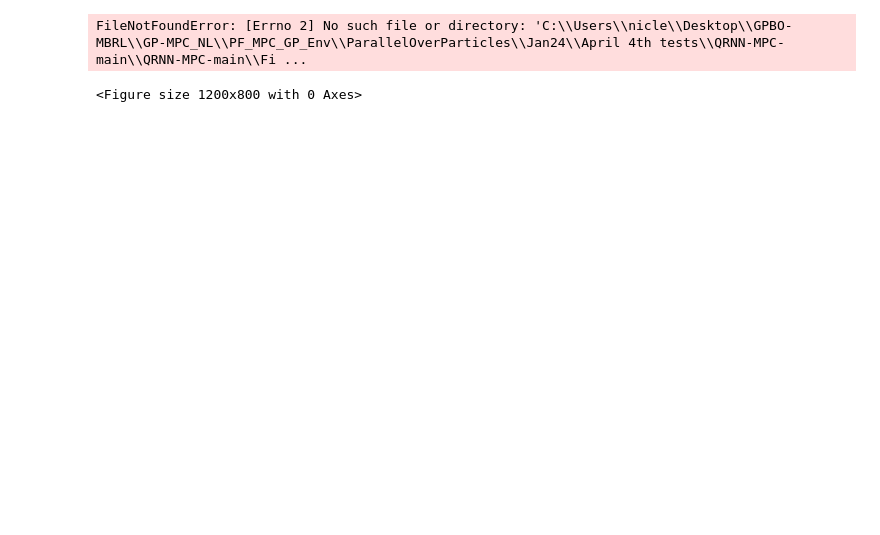
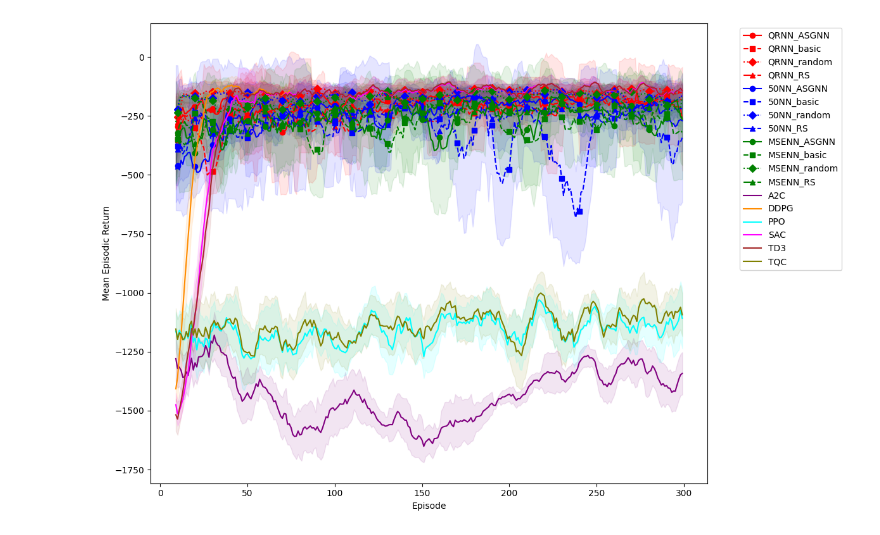
Before and after one commit to nicolasleblanc-poly/QRNN-MPC, a Jupyter notebook: Pendulum_analysis.ipynb, the cells around one changed output. Drawn from its saved outputs; the diff is of its cells as text; code cells hidden in the pictures; blank space fills up the shorter version.

```diff
--- a/Pendulum_analysis.ipynb
+++ b/Pendulum_analysis.ipynb
@@ -40,26 +40,31 @@ window_size = 10
 # %%
 # Load all your data files
 data_files = {
-    'QRNN_ASGNN': f'C:\\Users\\nicle\\Desktop\\GPBO-MBRL\\GP-MPC_NL\\PF_MPC_GP_Env\\ParallelOverParticles\\Jan24\\April 4th tests\\QRNN-MPC-main\\QRNN-MPC-main\\Files\\{prob}_MPC_QRNN_ASGNN_mid_results.npz',
-    'QRNN_basic': f'C:\\Users\\nicle\\Desktop\\GPBO-MBRL\\GP-MPC_NL\\PF_MPC_GP_Env\\ParallelOverParticles\\Jan24\\April 4th tests\\QRNN-MPC-main\\QRNN-MPC-main\\Files\\{prob}_MPC_QRNN_basic_mid_results.npz',
-    'QRNN_random': f'C:\\Users\\nicle\\Desktop\\GPBO-MBRL\\GP-MPC_NL\\PF_MPC_GP_Env\\ParallelOverParticles\\Jan24\\April 4th tests\\QRNN-MPC-main\\QRNN-MPC-main\\Files\\{prob}_MPC_QRNN_random_mid_results.npz',
+    # C:\Users\nicle\Desktop\QRNN-MPC\Pendulum_xyomega_MPC_50NN_ASGNN_mid_results.npz
+    # C:\Users\nicle\Desktop\QRNN-MPC\Pendulum_xyomega_MPC_50NN_ASGNN_mid_results.npz
+    'QRNN_ASGNN': f'C:\\Users\\nicle\\Desktop\\QRNN-MPC\\{prob}_MPC_QRNN_ASGNN_mid_results.npz',
+    'QRNN_basic': f'C:\\Users\\nicle\\Desktop\\QRNN-MPC\\{prob}_MPC_QRNN_basic_mid_results.npz',
+    'QRNN_random': f'C:\\Users\\nicle\\Desktop\\QRNN-MPC\\{prob}_MPC_QRNN_random_mid_results.npz',
     'QRNN_RS': f'C:\\Users\\nicle\\Desktop\\GPBO-MBRL\\GP-MPC_NL\\PF_MPC_GP_Env\\ParallelOverParticles\\Jan24\\April 4th tests\\QRNN-MPC-main\\QRNN-MPC-main\\Files\\{prob}_RS_mid_QRNN_results.npz',
-    'QRNN_CEM': f'C:\\Users\\nicle\\Desktop\\GPBO-MBRL\\GP-MPC_NL\\PF_MPC_GP_Env\\ParallelOverParticles\\Jan24\\April 4th tests\\QRNN-MPC-main\\QRNN-MPC-main\\Files\\{prob}_MPC_QRNN_CEM_mid_results.npz',
-    # 'QRNN_LBFGSB': f'C:\\Users\\nicle\\Desktop\\GPBO-MBRL\\GP-MPC_NL\\PF_MPC_GP_Env\\ParallelOverParticles\\Jan24\\April 4th tests\\QRNN-MPC-main\\QRNN-MPC-main\\Files\\{prob}_QRNN_LBFGSB_results.npz',
+    # 'QRNN_ASGNN_CEM': f'C:\\Users\\nicle\\Desktop\\QRNN-MPC\\{prob}_MPC_QRNN_ASGNN_mid_May6_CEM.npz',
+    # 'QRNN_basic_CEM': f'C:\\Users\\nicle\\Desktop\\QRNN-MPC\\{prob}_MPC_QRNN_basic_mid_May6_CEM.npz',
+    # 'QRNN_random_CEM': f'C:\\Users\\nicle\\Desktop\\QRNN-MPC\\{prob}_MPC_QRNN_random_mid_May6_CEM.npz',
 
-    'MSENN_ASGNN': f'C:\\Users\\nicle\\Desktop\\GPBO-MBRL\\GP-MPC_NL\\PF_MPC_GP_Env\\ParallelOverParticles\\Jan24\\April 4th tests\\QRNN-MPC-main\\QRNN-MPC-main\\Files\\{prob}_MPC_MSENN_ASGNN_mid_results.npz',
-    'MSENN_basic': f'C:\\Users\\nicle\\Desktop\\GPBO-MBRL\\GP-MPC_NL\\PF_MPC_GP_Env\\ParallelOverParticles\\Jan24\\April 4th tests\\QRNN-MPC-main\\QRNN-MPC-main\\Files\\{prob}_MPC_MSENN_basic_mid_results.npz',
-    'MSENN_random': f'C:\\Users\\nicle\\Desktop\\GPBO-MBRL\\GP-MPC_NL\\PF_MPC_GP_Env\\ParallelOverParticles\\Jan24\\April 4th tests\\QRNN-MPC-main\\QRNN-MPC-main\\Files\\{prob}_MPC_MSENN_random_mid_results.npz',
-    'MSENN_RS': f'C:\\Users\\nicle\\Desktop\\GPBO-MBRL\\GP-MPC_NL\\PF_MPC_GP_Env\\ParallelOverParticles\\Jan24\\April 4th tests\\QRNN-MPC-main\\QRNN-MPC-main\\Files\\{prob}_RS_mid_MSENN_results.npz',
-    'MSENN_CEM': f'C:\\Users\\nicle\\Desktop\\GPBO-MBRL\\GP-MPC_NL\\PF_MPC_GP_Env\\ParallelOverParticles\\Jan24\\April 4th tests\\QRNN-MPC-main\\QRNN-MPC-main\\Files\\{prob}_MPC_MSENN_CEM_mid_results.npz',
-    # 'MSENN_LBFGSB':
+    '50NN_ASGNN': f'C:\\Users\\nicle\\Desktop\\QRNN-MPC\\{prob}_MPC_50NN_ASGNN_mid_results.npz',
+    '50NN_basic': f'C:\\Users\\nicle\\Desktop\\QRNN-MPC\\{prob}_MPC_50NN_basic_mid_results.npz',
+    '50NN_random': f'C:\\Users\\nicle\\Desktop\\QRNN-MPC\\{prob}_MPC_50NN_random_mid_results.npz',
+    '50NN_RS': f'C:\\Users\\nicle\\Desktop\\QRNN-MPC\\{prob}_RS_mid_50NN_results.npz',
+    # '50NN_ASGNN_CEM': f'C:\\Users\\nicle\\Desktop\\QRNN-MPC\\{prob}_MPC_50NN_ASGNN_mid_May6_CEM.npz',
+    # '50NN_basic_CEM': f'C:\\Users\\nicle\\Desktop\\QRNN-MPC\\{prob}_MPC_50NN_basic_mid_May6_CEM.npz',
+    # '50NN_random_CEM': f'C:\\Users\\nicle\\Desktop\\QRNN-MPC\\{prob}_MPC_50NN_random_mid_May6_CEM.npz',
 
-    '50NN_ASGNN': f'C:\\Users\\nicle\\Desktop\\GPBO-MBRL\\GP-MPC_NL\\PF_MPC_GP_Env\\ParallelOverParticles\\Jan24\\April 4th tests\\QRNN-MPC-main\\QRNN-MPC-main\\Files\\{prob}_MPC_50NN_ASGNN_mid_results.npz',
-    '50NN_basic': f'C:\\Users\\nicle\\Desktop\\GPBO-MBRL\\GP-MPC_NL\\PF_MPC_GP_Env\\ParallelOverParticles\\Jan24\\April 4th tests\\QRNN-MPC-main\\QRNN-MPC-main\\Files\\{prob}_MPC_50NN_basic_mid_results.npz',
-    '50NN_random': f'C:\\Users\\nicle\\Desktop\\GPBO-MBRL\\GP-MPC_NL\\PF_MPC_GP_Env\\ParallelOverParticles\\Jan24\\April 4th tests\\QRNN-MPC-main\\QRNN-MPC-main\\Files\\{prob}_MPC_50NN_random_mid_results.npz',
-    '50NN_RS': f'C:\\Users\\nicle\\Desktop\\GPBO-MBRL\\GP-MPC_NL\\PF_MPC_GP_Env\\ParallelOverParticles\\Jan24\\April 4th tests\\QRNN-MPC-main\\QRNN-MPC-main\\Files\\{prob}_RS_mid_50NN_results.npz',
-    '50NN_CEM': f'C:\\Users\\nicle\\Desktop\\GPBO-MBRL\\GP-MPC_NL\\PF_MPC_GP_Env\\ParallelOverParticles\\Jan24\\April 4th tests\\QRNN-MPC-main\\QRNN-MPC-main\\Files\\{prob}_MPC_50NN_CEM_mid_results.npz',
-    # '50NN_LBFGSB':
+    'MSENN_ASGNN': f'C:\\Users\\nicle\\Desktop\\QRNN-MPC\\{prob}_MPC_MSENN_ASGNN_mid_results.npz',
+    'MSENN_basic': f'C:\\Users\\nicle\\Desktop\\QRNN-MPC\\{prob}_MPC_MSENN_basic_mid_results.npz',
+    'MSENN_random': f'C:\\Users\\nicle\\Desktop\\QRNN-MPC\\{prob}_MPC_MSENN_random_mid_results.npz',
+    'MSENN_RS': f'C:\\Users\\nicle\\Desktop\\QRNN-MPC\\{prob}_RS_mid_MSENN_results.npz',
+    # 'MSENN_ASGNN_CEM': f'C:\\Users\\nicle\\Desktop\\QRNN-MPC\\{prob}_MPC_MSENN_ASGNN_mid_May6_CEM.npz',
+    # 'MSENN_basic_CEM': f'C:\\Users\\nicle\\Desktop\\QRNN-MPC\\{prob}_MPC_MSENN_basic_mid_May6_CEM.npz',
+    # 'MSENN_random_CEM': f'C:\\Users\\nicle\\Desktop\\QRNN-MPC\\{prob}_MPC_MSENN_random_mid_May6_CEM.npz',
 
     'A2C': f'C:\\Users\\nicle\\Desktop\\GPBO-MBRL\\GP-MPC_NL\\PF_MPC_GP_Env\\ParallelOverParticles\\Jan24\\April 4th tests\\QRNN-MPC-main\\QRNN-MPC-main\\Files\\{prob}_A2C_results.npz',
     'DDPG': f'C:\\Users\\nicle\\Desktop\\GPBO-MBRL\\GP-MPC_NL\\PF_MPC_GP_Env\\ParallelOverParticles\\Jan24\\April 4th tests\\QRNN-MPC-main\\QRNN-MPC-main\\Files\\{prob}_DDPG_results.npz',
@@ -105,8 +110,10 @@ plt.figure(figsize=(12, 8))
 # Plot each dataset with consistent styling
 for label, filepath in data_files.items():
     data = np.load(filepath)
-    mean_rewards = data['mean_rewards'][:100]
-    std_rewards = data['std_rewards'][:100]
+    # mean_rewards = data['mean_rewards'][:100]
+    # std_rewards = data['std_rewards'][:100]
+    mean_rewards = data['mean_rewards']
+    std_rewards = data['std_rewards']
 
     # Smooth the data
     smoothed_mean = pd.Series(mean_rewards).rolling(window=window_size).mean()
@@ -150,32 +157,31 @@ for label, filepath in data_files.items():
     if family != 'RL':
         plt.plot(smoothed_mean,
                  label=f"{family}_{submethod}",
                  color=color,
                  marker=marker,
                  linestyle=linestyle,
                  markevery=10)
     else:
         plt.plot(smoothed_mean,
                 label=label,
                 color=color,
                 markevery=10)  # Show markers every 10 points
 
     # Confidence interval (optional)
     plt.fill_between(range(len(mean_rewards)),
                      smoothed_mean - smoothed_std,
                      smoothed_mean + smoothed_std,
                      color=color, alpha=0.1)
 
 # Customize the plot
 plt.xlabel('Episode')
 plt.ylabel('Mean Episodic Return')
 # plt.title('Comparison of Methods (Color = Family, Marker/Line = Sub-Method)')
 
 # Legend: Group by method family (optional)
 plt.legend(bbox_to_anchor=(1.05, 1), loc='upper left')
 
 plt.tight_layout()
 plt.show()
 # %% [output]
-FileNotFoundError: [Errno 2] No such file or directory: 'C:\\Users\\nicle\\Desktop\\GPBO-MBRL\\GP-MPC_NL\\PF_MPC_GP_Env\\ParallelOverParticles\\Jan24\\April 4th tests\\QRNN-MPC-main\\QRNN-MPC-main\\Fi ...
-<Figure size 1200x800 with 0 Axes>
+[figure, added]
```
Also changed, not shown: parts of 1 cell of this notebook, 34 other files.
